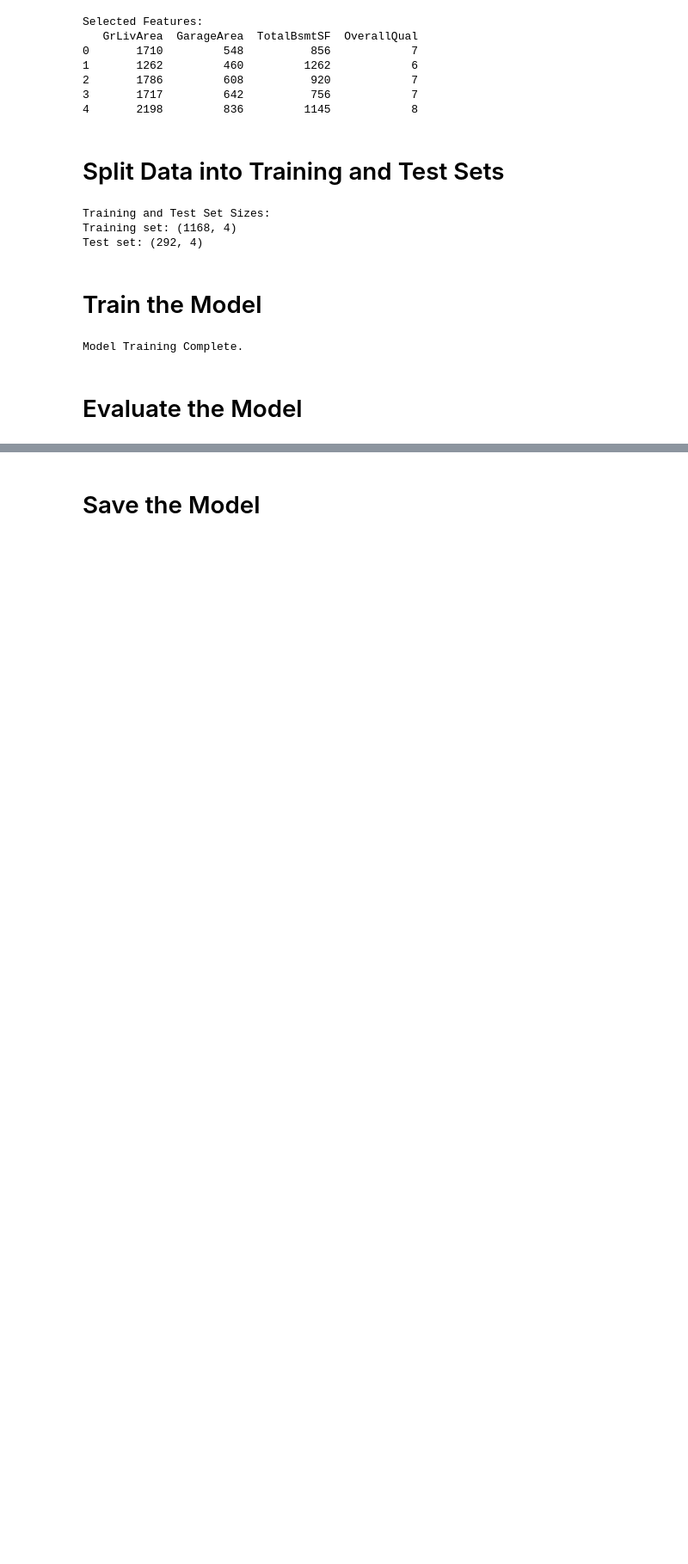
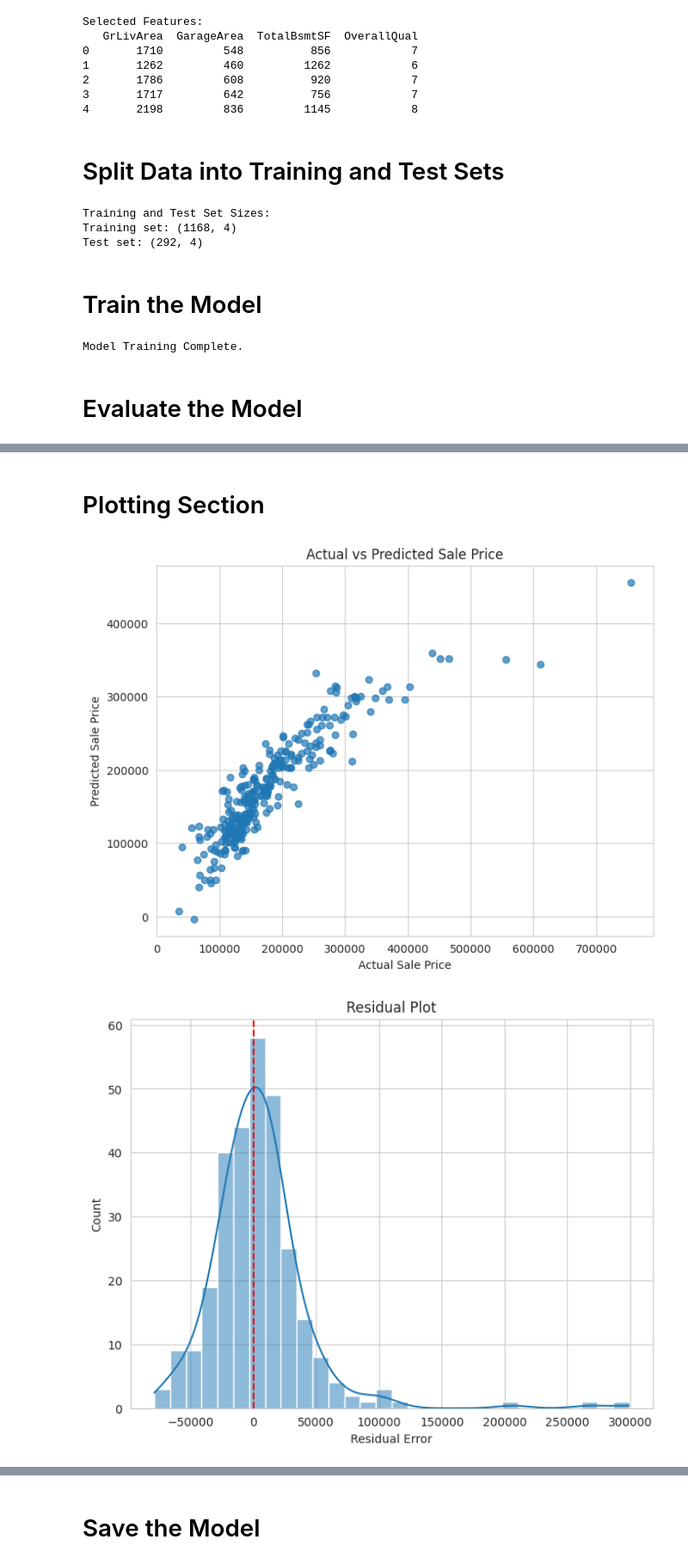
Before and after one commit to HiraniPJ/heritage-housing-analysis, a Jupyter notebook: jupyter_notebooks/Modelling_and_Evaluation.ipynb, the cells around one changed output, grey strips where cells are left out. Shown at 86% size. Cells and saved outputs as stored; diff of their text form; code cells hidden in the pictures; blank space fills up the shorter version.

```diff
--- a/jupyter_notebooks/Modelling_and_Evaluation.ipynb
+++ b/jupyter_notebooks/Modelling_and_Evaluation.ipynb
@@ -206,0 +211,32 @@ R-squared (R2): 0.79
+# %% [markdown]
+# Plotting Section
+# %%
+# Plot actual vs predicted values
+plt.figure(figsize=(8, 6))
+plt.scatter(y_test, y_pred, alpha=0.7)
+plt.xlabel("Actual Sale Price")
+plt.ylabel("Predicted Sale Price")
+plt.title("Actual vs Predicted Sale Price")
+plt.savefig("outputs/model_actual_vs_predicted.png", bbox_inches='tight')
+plt.show()
+
+# Residual Plot (Errors)
+residuals = y_test - y_pred
+
+plt.figure(figsize=(8, 6))
+sns.histplot(residuals, kde=True, bins=30)
+plt.axvline(0, color='red', linestyle="--")
+plt.xlabel("Residual Error")
+plt.title("Residual Plot")
+plt.savefig("outputs/residual_plot.png", bbox_inches='tight')
+plt.show()
+
+# Cross-Validation Score Distribution
+plt.figure(figsize=(8, 6))
+sns.boxplot(cv_scores)
+plt.title("Cross-Validation Score Distribution")
+plt.savefig("outputs/cv_score_distribution.png", bbox_inches='tight')
+plt.show()
+# %% [output]
+[figure, added]
+[figure, added]
```
Also changed, not shown: parts of 6 cells of this notebook.
